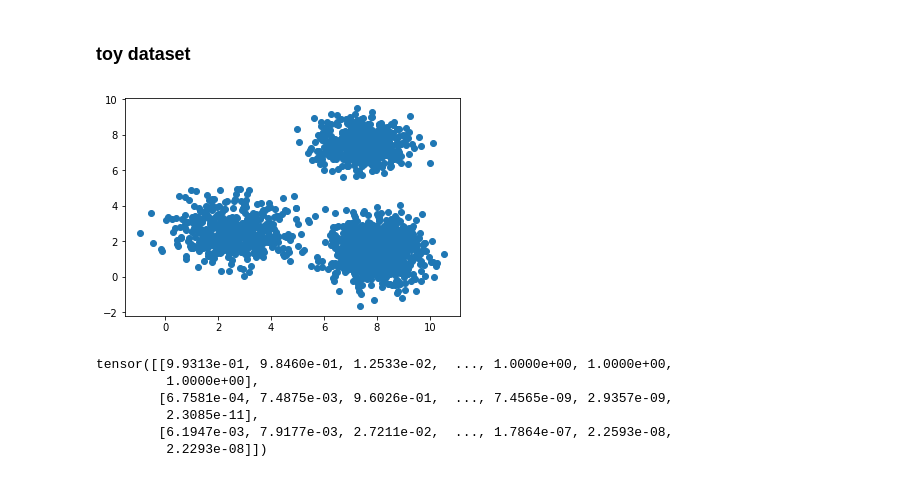
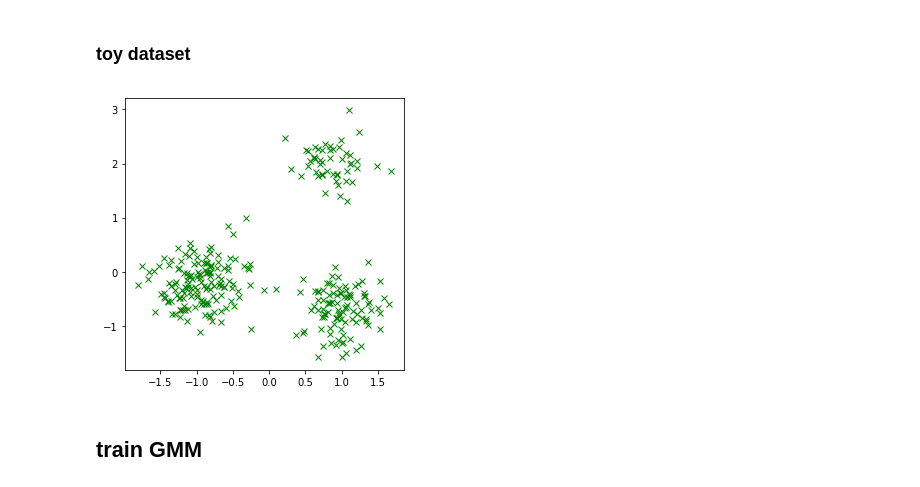
Before and after one commit to masa-su/pixyz, a Jupyter notebook: examples/gmm.ipynb, the cells around one changed output. Drawn from its saved outputs; the diff is of its cells as text; code cells hidden in the pictures.

```diff
--- a/examples/gmm.ipynb
+++ b/examples/gmm.ipynb
@@ -91,31 +70,9 @@ def sample(mu, var, nb_samples=500):
-# %%
-# generate some clusters
-cluster1 = sample(
-    torch.Tensor([2.5, 2.5]),
-    torch.Tensor([1.2, .8]),
-    nb_samples=500
-)
-
-cluster2 = sample(
-    torch.Tensor([7.5, 7.5]),
-    torch.Tensor([.75, .5]),
-    nb_samples=500
-)
-
-cluster3 = sample(
-    torch.Tensor([8, 1.5]),
-    torch.Tensor([.6, .8]),
-    nb_samples=1000
-)
-# %%
-def plot_2d_sample(sample):
-    sample_np = sample.numpy()
-    x = sample_np[:, 0]
-    y = sample_np[:, 1]
-    plt.scatter(x, y)
 # %%
 # create the dummy dataset, by combining the clusters.
-X = torch.cat([cluster1, cluster2, cluster3])
-plot_2d_sample(X)
+samples = torch.cat([cluster1, cluster2, cluster3])
+samples = (samples-samples.mean(dim=0)) / samples.std(dim=0)
+samples_dict = {"x": samples}
+
+plot_2d_sample(samples_dict)
 # %% [output]
-[figure, old version]
+[figure, new version]
@@ -124,9 +79,2 @@ sample = {"x": X}
-# %%
-p.get_posterior_probs(sample)
-# %% [output]
-tensor([[9.9313e-01, 9.8460e-01, 1.2533e-02,  ..., 1.0000e+00, 1.0000e+00,
-         1.0000e+00],
-        [6.7581e-04, 7.4875e-03, 9.6026e-01,  ..., 7.4565e-09, 2.9357e-09,
-         2.3085e-11],
-        [6.1947e-03, 7.9177e-03, 2.7211e-02,  ..., 1.7864e-07, 2.2593e-08,
-         2.2293e-08]])
+# %% [markdown]
+## train GMM
```
Also changed, not shown: parts of 12 cells of this notebook.
